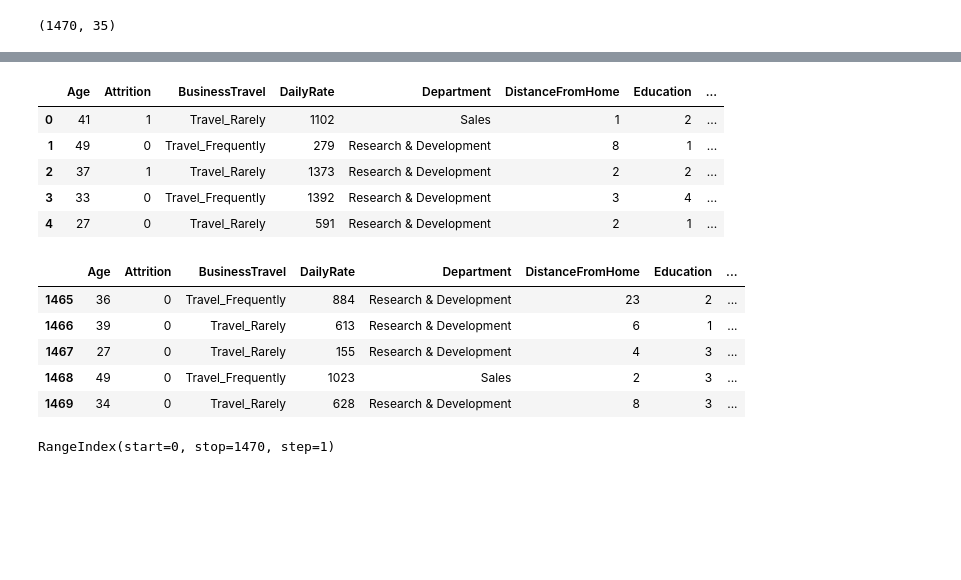
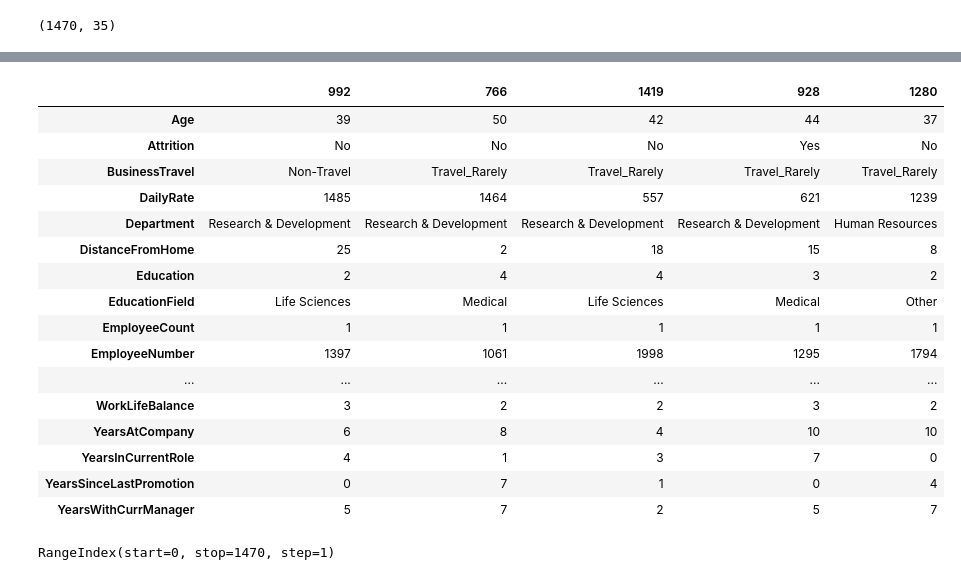
Before and after one commit to ShiningData/Capstone_Project-IBM_HR_Analytics, a Jupyter notebook: HR Analytics Employee Attrition and Performance.ipynb, the cells around one changed output, grey strips where cells are left out. Cells and saved outputs as stored; diff of their text form; code cells hidden in the pictures; blank space fills up the shorter version.

```diff
--- a/HR Analytics Employee Attrition and Performance.ipynb
+++ b/HR Analytics Employee Attrition and Performance.ipynb
@@ -44,25 +44,27 @@ dtype: object
 # %%
 # Set options to inspect all of the columns
 pd.options.display.max_columns = 36
 
 # Inspect the structure of the dataframe
-df.head()
+df.sample(5).transpose()
 # %% [output]
-|  | Age | Attrition | BusinessTravel | DailyRate | Department | DistanceFromHome | Education | ... |
-| 0 | 41 | 1 | Travel_Rarely | 1102 | Sales | 1 | 2 | ... |
-| 1 | 49 | 0 | Travel_Frequently | 279 | Research & Development | 8 | 1 | ... |
-| 2 | 37 | 1 | Travel_Rarely | 1373 | Research & Development | 2 | 2 | ... |
-| 3 | 33 | 0 | Travel_Frequently | 1392 | Research & Development | 3 | 4 | ... |
-| 4 | 27 | 0 | Travel_Rarely | 591 | Research & Development | 2 | 1 | ... |
+|  | 992 | 766 | 1419 | 928 | 1280 |
+| Age | 39 | 50 | 42 | 44 | 37 |
+| Attrition | No | No | No | Yes | No |
+| BusinessTravel | Non-Travel | Travel_Rarely | Travel_Rarely | Travel_Rarely | Travel_Rarely |
+| DailyRate | 1485 | 1464 | 557 | 621 | 1239 |
+| Department | Research & Development | Research & Development | Research & Development | Research & Development | Human Resources |
+| DistanceFromHome | 25 | 2 | 18 | 15 | 8 |
+| Education | 2 | 4 | 4 | 3 | 2 |
+| EducationField | Life Sciences | Medical | Life Sciences | Medical | Other |
+| EmployeeCount | 1 | 1 | 1 | 1 | 1 |
+| EmployeeNumber | 1397 | 1061 | 1998 | 1295 | 1794 |
+| ... | ... | ... | ... | ... | ... |
+| WorkLifeBalance | 3 | 2 | 2 | 3 | 2 |
+| YearsAtCompany | 6 | 8 | 4 | 10 | 10 |
+| YearsInCurrentRole | 4 | 1 | 3 | 7 | 0 |
+| YearsSinceLastPromotion | 0 | 7 | 1 | 0 | 4 |
+| YearsWithCurrManager | 5 | 7 | 2 | 5 | 7 |
-# %%
-df.tail()
-# %% [output]
-|  | Age | Attrition | BusinessTravel | DailyRate | Department | DistanceFromHome | Education | ... |
-| 1465 | 36 | 0 | Travel_Frequently | 884 | Research & Development | 23 | 2 | ... |
-| 1466 | 39 | 0 | Travel_Rarely | 613 | Research & Development | 6 | 1 | ... |
-| 1467 | 27 | 0 | Travel_Rarely | 155 | Research & Development | 4 | 3 | ... |
-| 1468 | 49 | 0 | Travel_Frequently | 1023 | Sales | 2 | 3 | ... |
-| 1469 | 34 | 0 | Travel_Rarely | 628 | Research & Development | 8 | 3 | ... |
 # %%
 df.index
 # %% [output]
```
Also changed, not shown: parts of 18 cells of this notebook.
